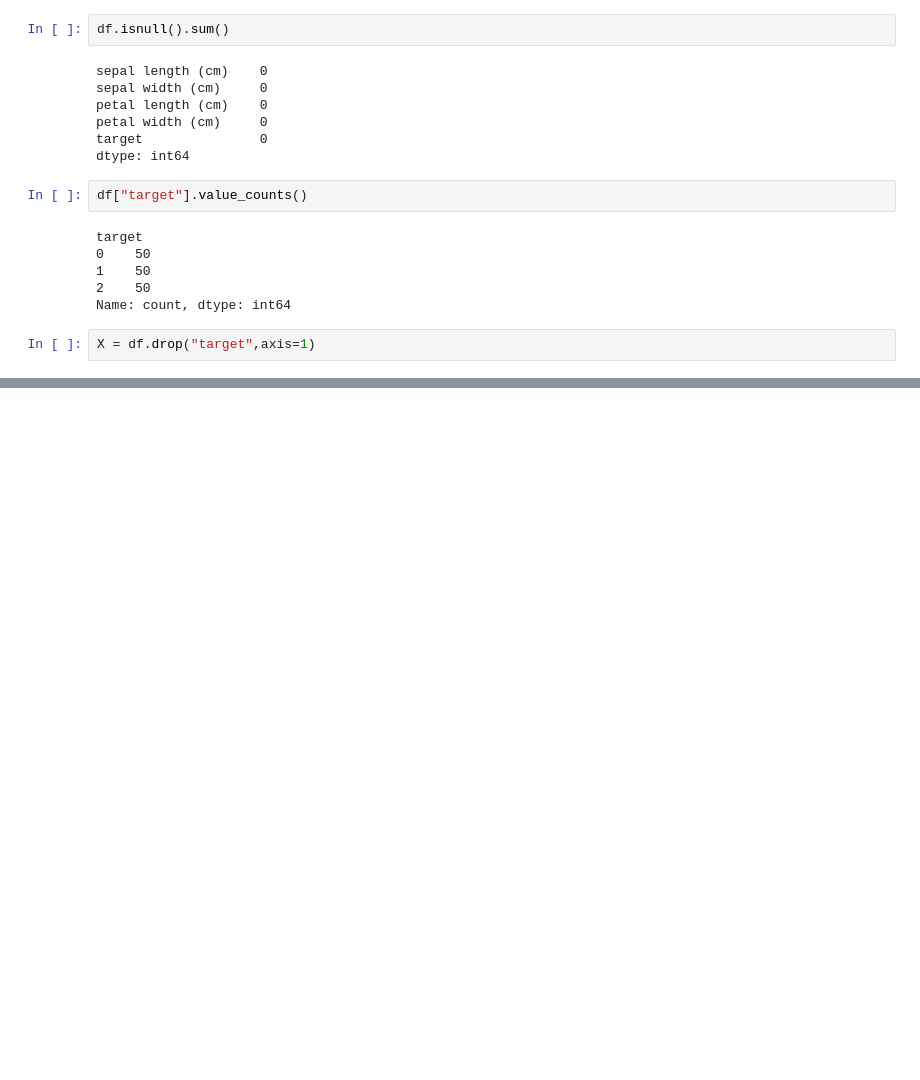
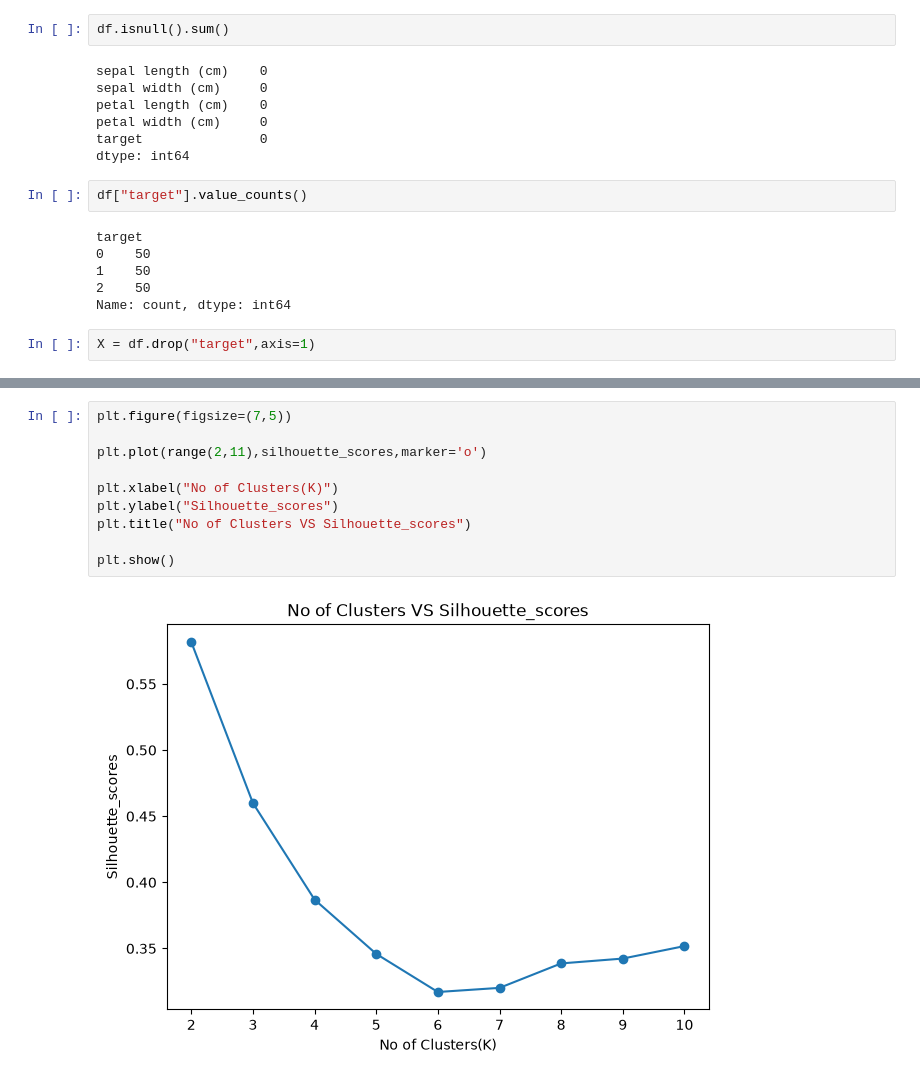
Before and after one commit to hemant237/Fastapi-project, a Jupyter notebook: practice/KmeansClustering/KMeans.ipynb, the cells around one changed output, grey strips where cells are left out. Drawn from its saved outputs; the diff is of its cells as text; blank space fills up the shorter version.

```diff
--- a/practice/KmeansClustering/KMeans.ipynb
+++ b/practice/KmeansClustering/KMeans.ipynb
@@ -72,0 +151,12 @@ X_scaled = scaler.fit_transform(X)
+# %%
+plt.figure(figsize=(7,5))
+
+plt.plot(range(2,11),silhouette_scores,marker='o')
+
+plt.xlabel("No of Clusters(K)")
+plt.ylabel("Silhouette_scores")
+plt.title("No of Clusters VS Silhouette_scores")
+
+plt.show()
+# %% [output]
+[figure, added]
```
Also changed, not shown: parts of 7 cells of this notebook.
